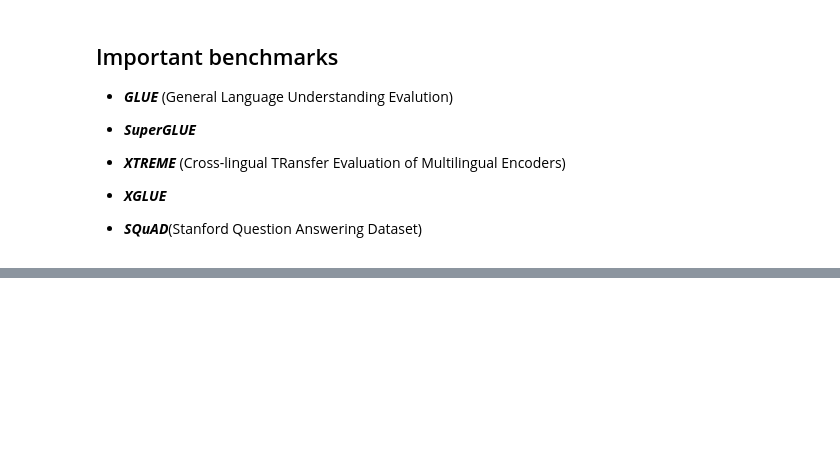
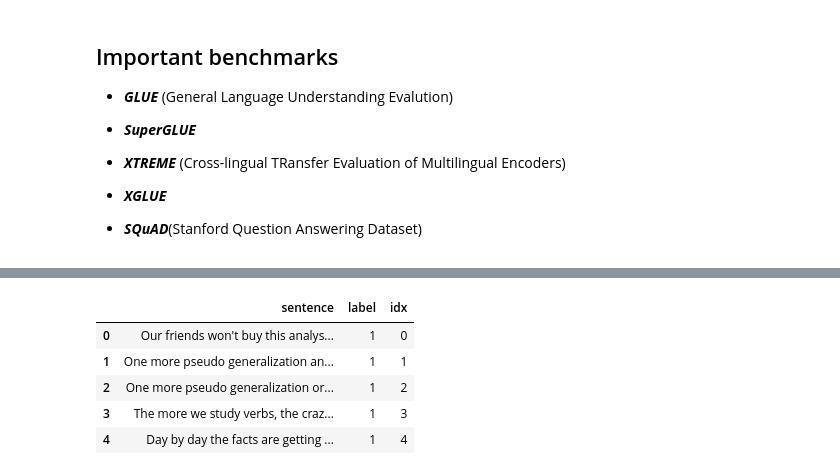
Before and after one commit to AmirJlr/Transformers, a Jupyter notebook: 01_Getting_Start.ipynb, the cells around one changed output, grey strips where cells are left out. Cells and saved outputs as stored; diff of their text form; code cells hidden in the pictures; blank space fills up the shorter version.

```diff
--- a/01_Getting_Start.ipynb
+++ b/01_Getting_Start.ipynb
@@ -97,0 +122,3 @@ Dataset)
+# %%
+# download the cola dataset from the GLUE benchmark
+cola = load_dataset('glue', 'cola')
@@ -97,0 +145,10 @@ Dataset)
+# %%
+import pandas as pd
+pd.DataFrame(cola['train'][:5])
+# %% [output]
+|  | sentence | label | idx |
+| 0 | Our friends won't buy this analys... | 1 | 0 |
+| 1 | One more pseudo generalization an... | 1 | 1 |
+| 2 | One more pseudo generalization or... | 1 | 2 |
+| 3 | The more we study verbs, the craz... | 1 | 3 |
+| 4 | Day by day the facts are getting ... | 1 | 4 |
```
Also changed, not shown: parts of 14 cells of this notebook.
